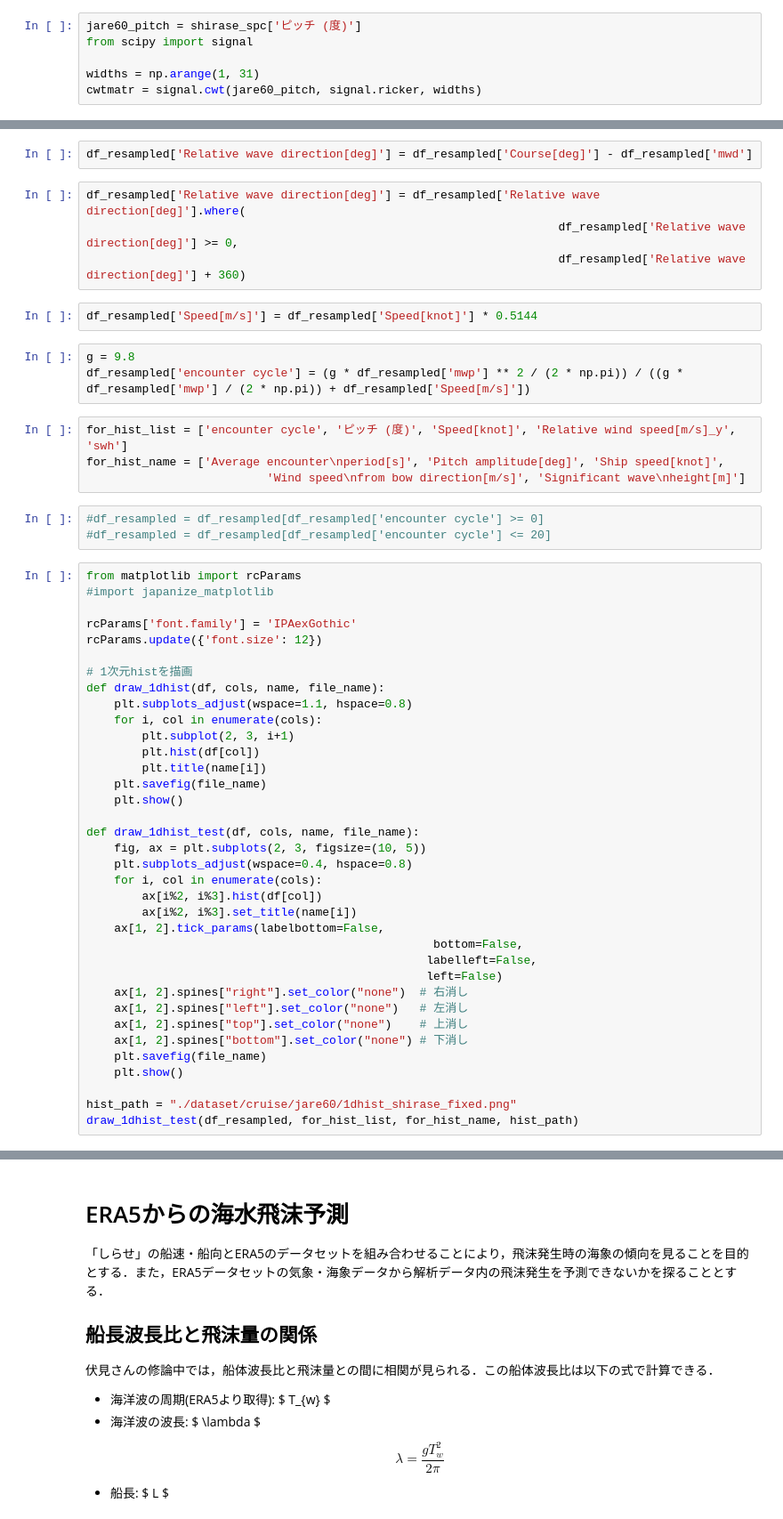
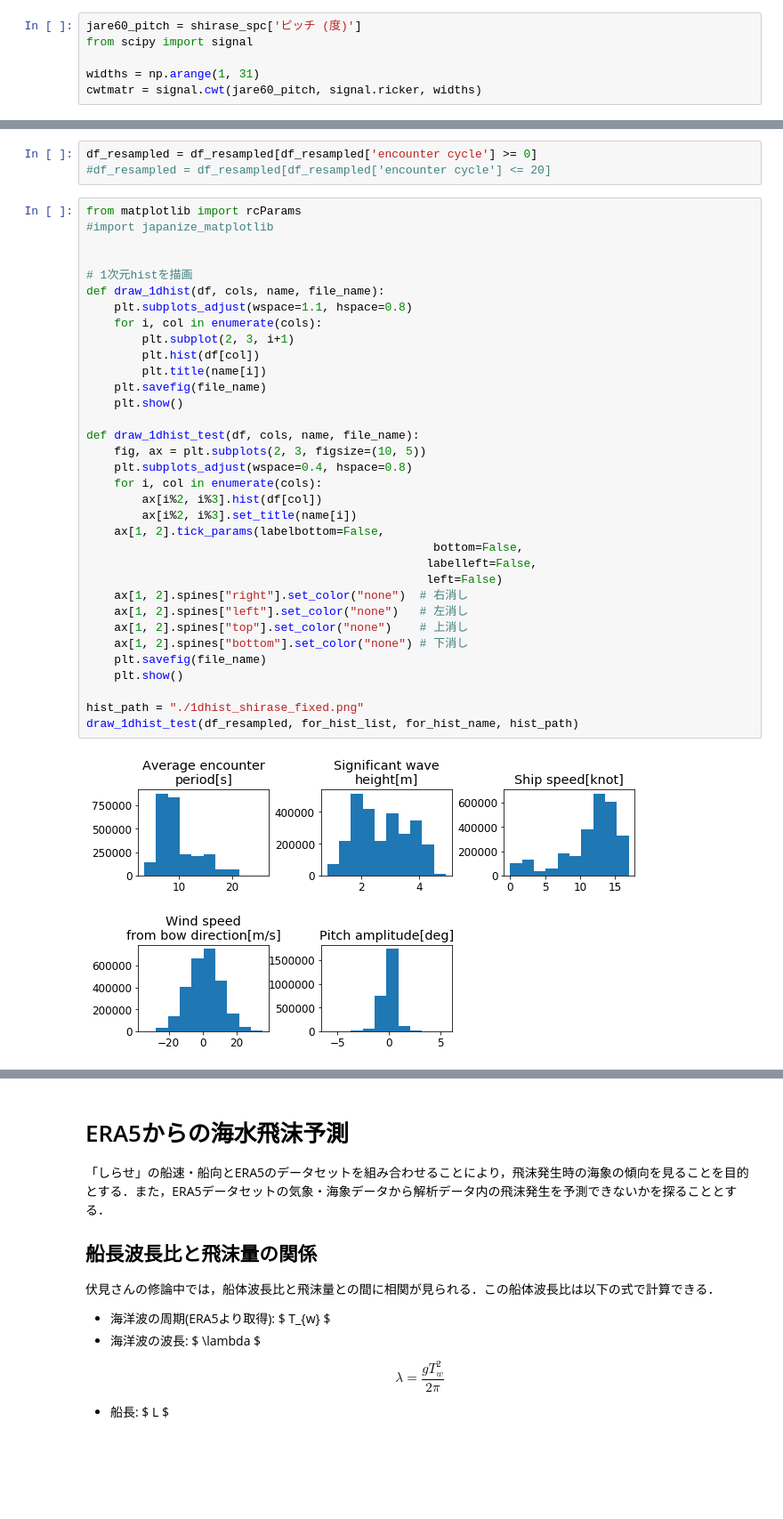
Before and after one commit to supikiti/soturon, a Jupyter notebook: shirase_makedata.ipynb, the cells around one changed output, grey strips where cells are left out. Shown at 89% size. Cells and saved outputs as stored; diff of their text form; blank space fills up the shorter version.

```diff
--- a/shirase_makedata.ipynb
+++ b/shirase_makedata.ipynb
@@ -244,57 +273,42 @@ df_resampled['mwd'] = df_resampled['mwd'].where(
-# %%
-df_resampled['Relative wave direction[deg]'] = df_resampled['Course[deg]'] - df_resampled['mwd']
-# %%
-df_resampled['Relative wave direction[deg]'] = df_resampled['Relative wave direction[deg]'].where(
-                                                                    df_resampled['Relative wave direction[deg]'] >= 0,
-                                                                    df_resampled['Relative wave direction[deg]'] + 360)
-# %%
-df_resampled['Speed[m/s]'] = df_resampled['Speed[knot]'] * 0.5144
-# %%
-g = 9.8
-df_resampled['encounter cycle'] = (g * df_resampled['mwp'] ** 2 / (2 * np.pi)) / ((g * df_resampled['mwp'] / (2 * np.pi)) + df_resampled['Speed[m/s]'])
-# %%
-for_hist_list = ['encounter cycle', 'ピッチ (度)', 'Speed[knot]', 'Relative wind speed[m/s]_y', 'swh']
-for_hist_name = ['Average encounter\nperiod[s]', 'Pitch amplitude[deg]', 'Ship speed[knot]',
-                          'Wind speed\nfrom bow direction[m/s]', 'Significant wave\nheight[m]']
 # %%
-#df_resampled = df_resampled[df_resampled['encounter cycle'] >= 0]
+df_resampled = df_resampled[df_resampled['encounter cycle'] >= 0]
 #df_resampled = df_resampled[df_resampled['encounter cycle'] <= 20]
 # %%
 from matplotlib import rcParams
 #import japanize_matplotlib
 
-rcParams['font.family'] = 'IPAexGothic'
-rcParams.update({'font.size': 12})
 
 # 1次元histを描画
 def draw_1dhist(df, cols, name, file_name):
     plt.subplots_adjust(wspace=1.1, hspace=0.8)
     for i, col in enumerate(cols):
         plt.subplot(2, 3, i+1)
         plt.hist(df[col])
         plt.title(name[i])
     plt.savefig(file_name)
     plt.show()
 
 def draw_1dhist_test(df, cols, name, file_name):
     fig, ax = plt.subplots(2, 3, figsize=(10, 5))
     plt.subplots_adjust(wspace=0.4, hspace=0.8)
     for i, col in enumerate(cols):
         ax[i%2, i%3].hist(df[col])
         ax[i%2, i%3].set_title(name[i])
     ax[1, 2].tick_params(labelbottom=False,
                                                   bottom=False,
                                                  labelleft=False,
                                                  left=False)
     ax[1, 2].spines["right"].set_color("none")  # 右消し
     ax[1, 2].spines["left"].set_color("none")   # 左消し
     ax[1, 2].spines["top"].set_color("none")    # 上消し
     ax[1, 2].spines["bottom"].set_color("none") # 下消し
     plt.savefig(file_name)
     plt.show()
 
-hist_path = "./dataset/cruise/jare60/1dhist_shirase_fixed.png"
+hist_path = "./1dhist_shirase_fixed.png"
 draw_1dhist_test(df_resampled, for_hist_list, for_hist_name, hist_path)
+# %% [output]
+[figure, added]
 # %%
 spc_data = df_resampled['SPC_flux[mm]']
 for_2dhist_plot = [ 'Significant wave\nheight[m]', 'Ship speed[knot]', 'Pitch amplitude[deg]',
```
Also changed, not shown: parts of 84 cells of this notebook, 6 other files.
